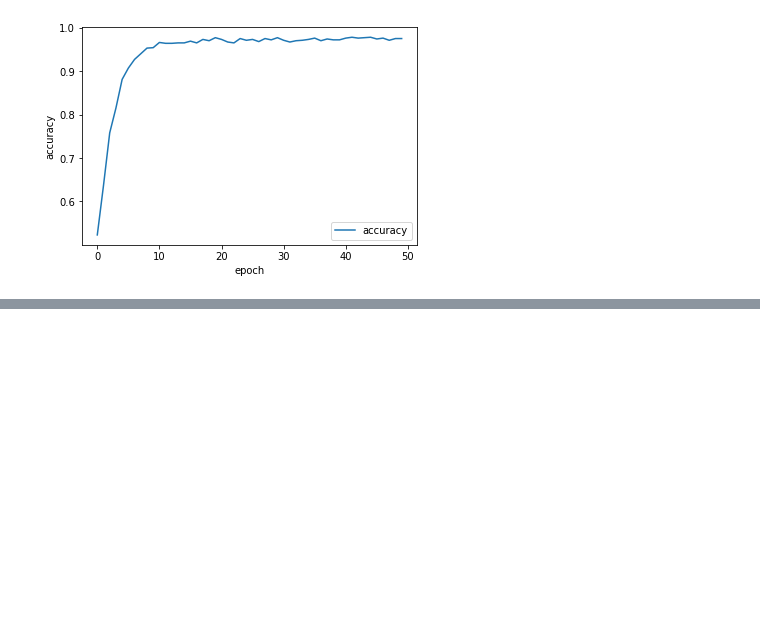
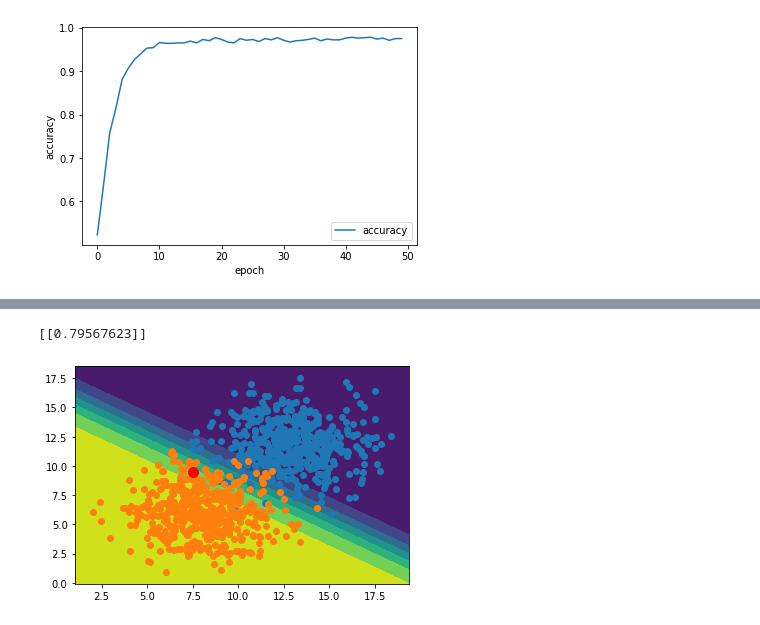
Before and after one commit to penzen/Codes-, a Jupyter notebook: Keras.ipynb, the cells around one changed output, grey strips where cells are left out. Drawn from its saved outputs; the diff is of its cells as text; code cells hidden in the pictures; blank space fills up the shorter version.

```diff
--- a/Keras.ipynb
+++ b/Keras.ipynb
@@ -82,0 +103,13 @@ SyntaxError: ignored
+# %%
+plot_decision_boundary(X,y,model)
+plt.scatter(X[:n_pts,0], X[:n_pts,1])
+plt.scatter(X[n_pts:,0], X[n_pts:,1])
+x = 7.5
+y = 9.5
+pre = np.array([[x,y]])
+prediction = model.predict(pre)
+plt.plot([x],[y], marker = "o",markersize = "10", color = "red")
+print(prediction)
+# %% [output]
+[[0.79567623]]
+[figure, added]
```
Also changed, not shown: parts of 1 cell of this notebook.
